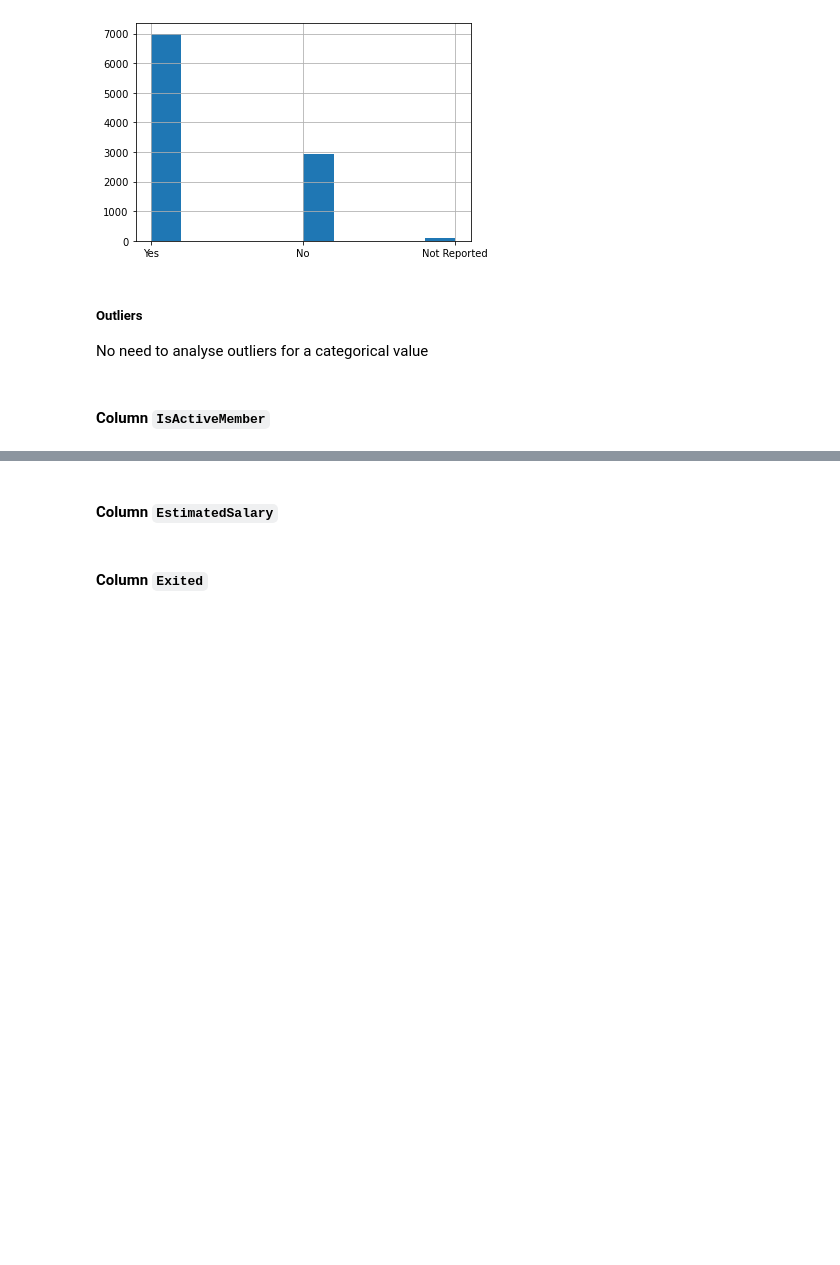
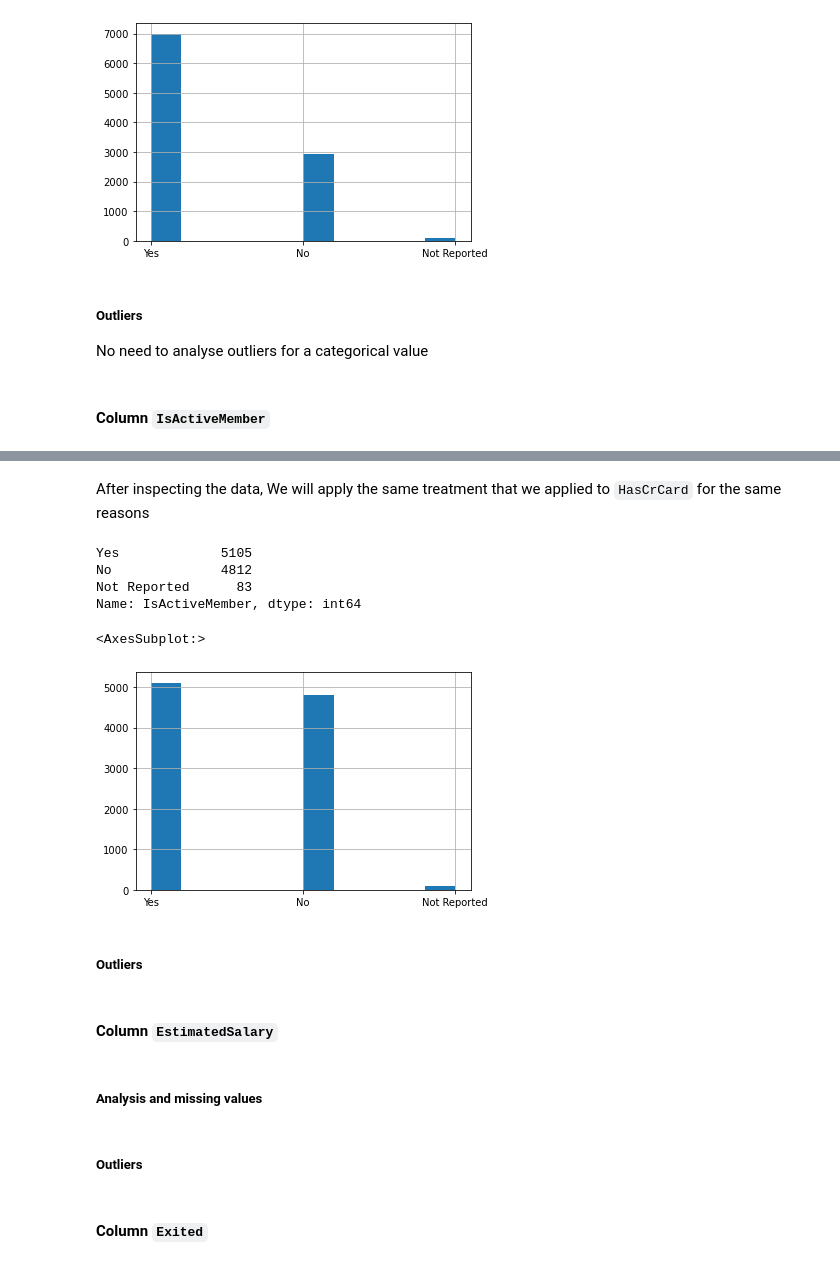
Before and after one commit to Maycas/Bank-Data-Analysis, a Jupyter notebook: Bank Data.ipynb, the cells around one changed output, grey strips where cells are left out. Drawn from its saved outputs; the diff is of its cells as text; code cells hidden in the pictures; blank space fills up the shorter version.

Commit message:
Column IsActiveMember analysed

```diff
--- a/Bank Data.ipynb
+++ b/Bank Data.ipynb
@@ -940,4 +1001,28 @@ No need to analyse outliers for a categorical value
+# %% [markdown]
+After inspecting the data, We will apply the same treatment that we applied to `HasCrCard` for the same reasons
+# %%
+df_bank.loc[df_bank.IsActiveMember == 1.0, "IsActiveMember"] = "Yes"
+df_bank.loc[df_bank.IsActiveMember == 0.0, "IsActiveMember"] = "No"
+df_bank.loc[df_bank.IsActiveMember.isna(), "IsActiveMember"] = "Not Reported"
+# %%
+df_bank.IsActiveMember.value_counts(dropna = False)
+# %% [output]
+Yes             5105
+No              4812
+Not Reported      83
+Name: IsActiveMember, dtype: int64
+# %%
+df_bank.IsActiveMember.hist()
+# %% [output]
+<AxesSubplot:>
+[figure, added]
+# %% [markdown]
+##### Outliers
 # %% [markdown]
 #### Column `EstimatedSalary`
+# %% [markdown]
+##### Analysis and missing values
+# %% [markdown]
+##### Outliers
 # %% [markdown]
 #### Column `Exited`
```
Also changed, not shown: parts of 9 cells of this notebook.
